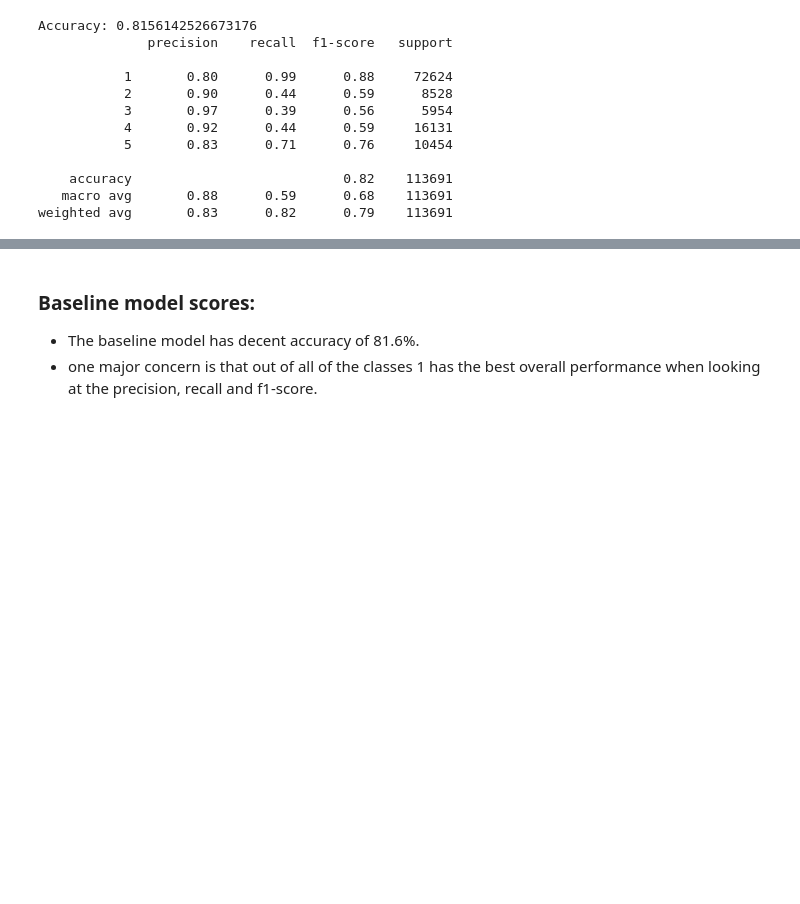
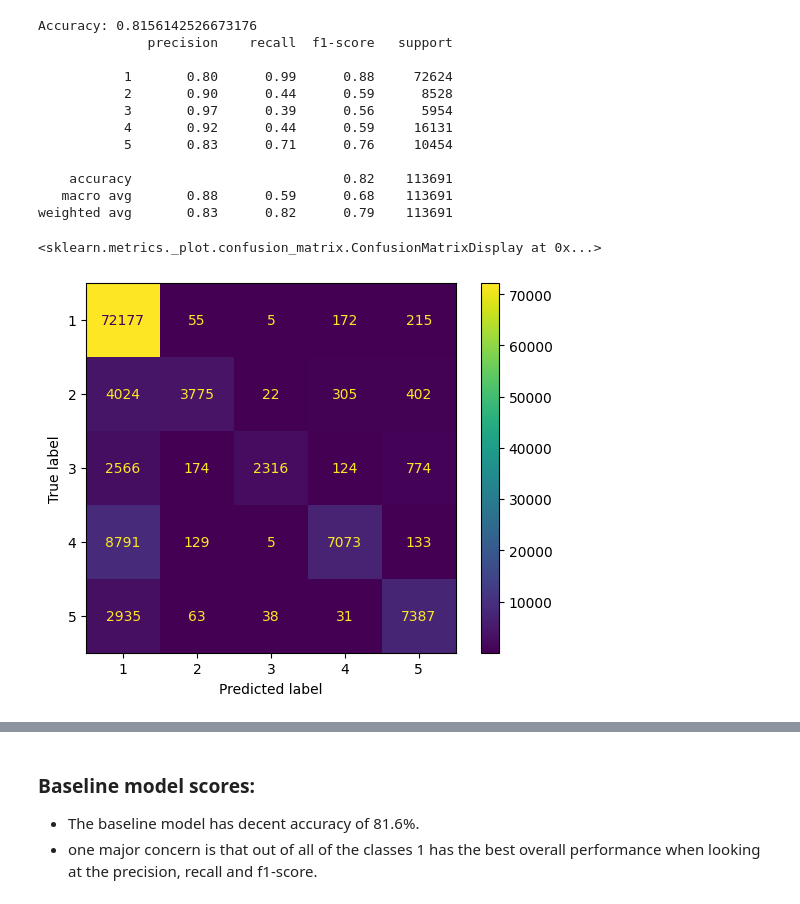
Before and after one commit to sambhukalaga27/lab2_ML_NN, a Jupyter notebook: sai_lab2.ipynb, the cells around one changed output, grey strips where cells are left out. Cells and saved outputs as stored; diff of their text form; code cells hidden in the pictures; blank space fills up the shorter version.

```diff
--- a/sai_lab2.ipynb
+++ b/sai_lab2.ipynb
@@ -322,3 +322,15 @@ Accuracy: 0.8156142526673176
     accuracy                           0.82    113691
    macro avg       0.88      0.59      0.68    113691
 weighted avg       0.83      0.82      0.79    113691
+# %%
+import matplotlib.pyplot as plt
+from sklearn import metrics
+
+confusion_matrix_rf = metrics.confusion_matrix(y_test, rf_preds)
+
+cm_display1 = metrics.ConfusionMatrixDisplay(confusion_matrix = confusion_matrix_rf, display_labels = [1, 2, 3, 4, 5])
+
+cm_display1.plot()
+# %% [output]
+<sklearn.metrics._plot.confusion_matrix.ConfusionMatrixDisplay at 0x...>
+[figure, added]
```
Also changed, not shown: parts of 4 cells of this notebook.
